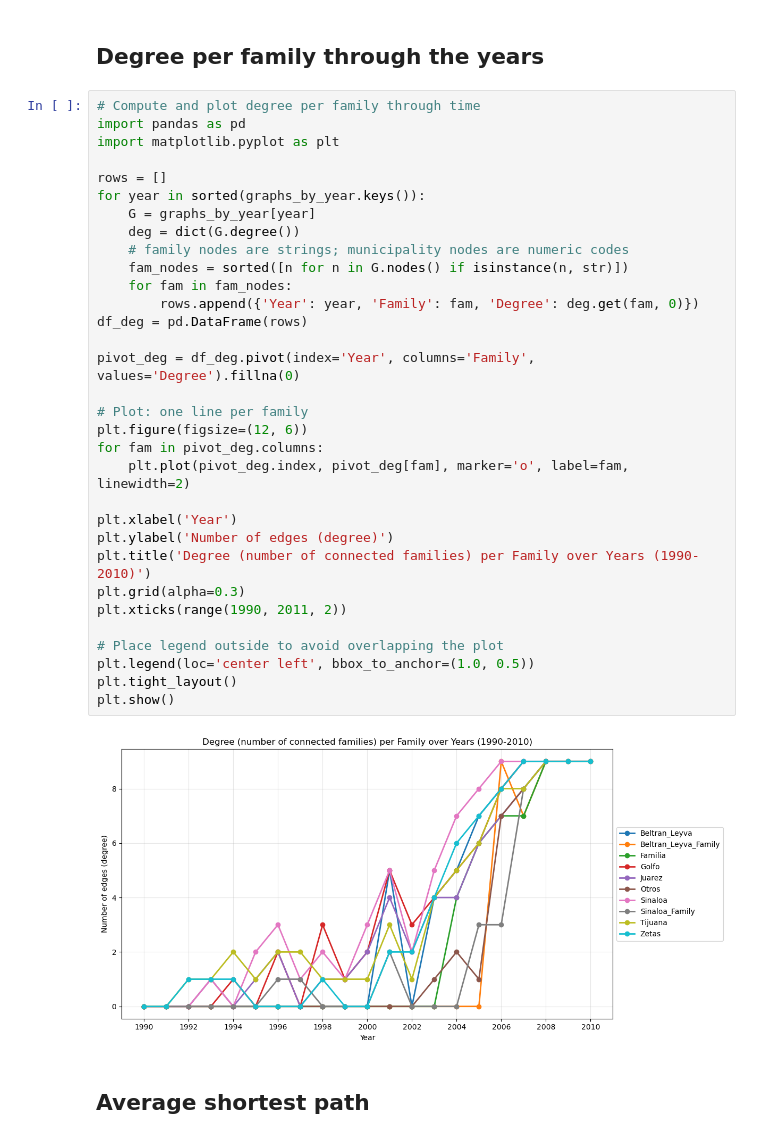
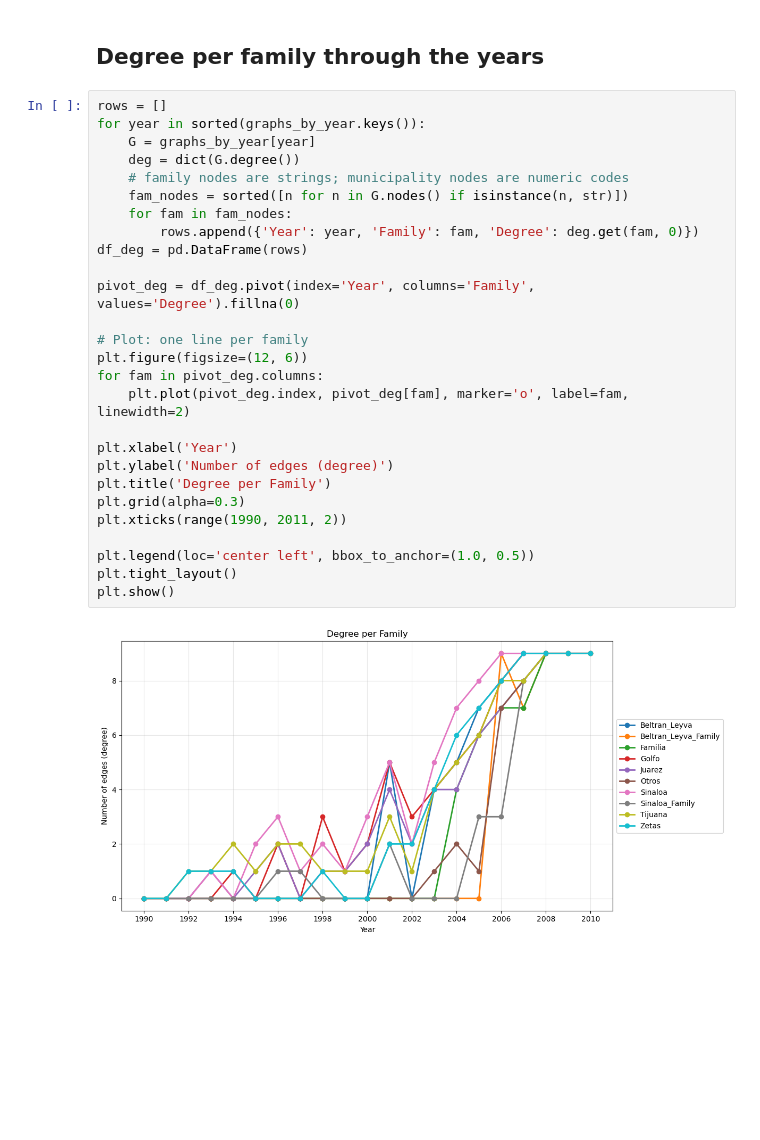
Before and after one commit to jan-cardell/networks_project, a Jupyter notebook: cartel_projection.ipynb, the cells around one changed output. Saved outputs shown, nothing was run; the diff lists cells and outputs as text; blank space fills up the shorter version.

```diff
--- a/cartel_projection.ipynb
+++ b/cartel_projection.ipynb
@@ -210,38 +210,31 @@ plt.show()
 # %% [markdown]
 ## Degree per family through the years
 # %%
-# Compute and plot degree per family through time
-import pandas as pd
-import matplotlib.pyplot as plt
-
 rows = []
 for year in sorted(graphs_by_year.keys()):
     G = graphs_by_year[year]
     deg = dict(G.degree())
     # family nodes are strings; municipality nodes are numeric codes
     fam_nodes = sorted([n for n in G.nodes() if isinstance(n, str)])
     for fam in fam_nodes:
         rows.append({'Year': year, 'Family': fam, 'Degree': deg.get(fam, 0)})
 df_deg = pd.DataFrame(rows)
 
 pivot_deg = df_deg.pivot(index='Year', columns='Family', values='Degree').fillna(0)
 
 # Plot: one line per family
 plt.figure(figsize=(12, 6))
 for fam in pivot_deg.columns:
     plt.plot(pivot_deg.index, pivot_deg[fam], marker='o', label=fam, linewidth=2)
 
 plt.xlabel('Year')
 plt.ylabel('Number of edges (degree)')
-plt.title('Degree (number of connected families) per Family over Years (1990-2010)')
+plt.title('Degree per Family')
 plt.grid(alpha=0.3)
 plt.xticks(range(1990, 2011, 2))
 
-# Place legend outside to avoid overlapping the plot
 plt.legend(loc='center left', bbox_to_anchor=(1.0, 0.5))
 plt.tight_layout()
 plt.show()
 # %% [output]
-[figure, old version]
+[figure, new version]
-# %% [markdown]
-## Average shortest path
```
Also changed, not shown: parts of 2 cells of this notebook.
